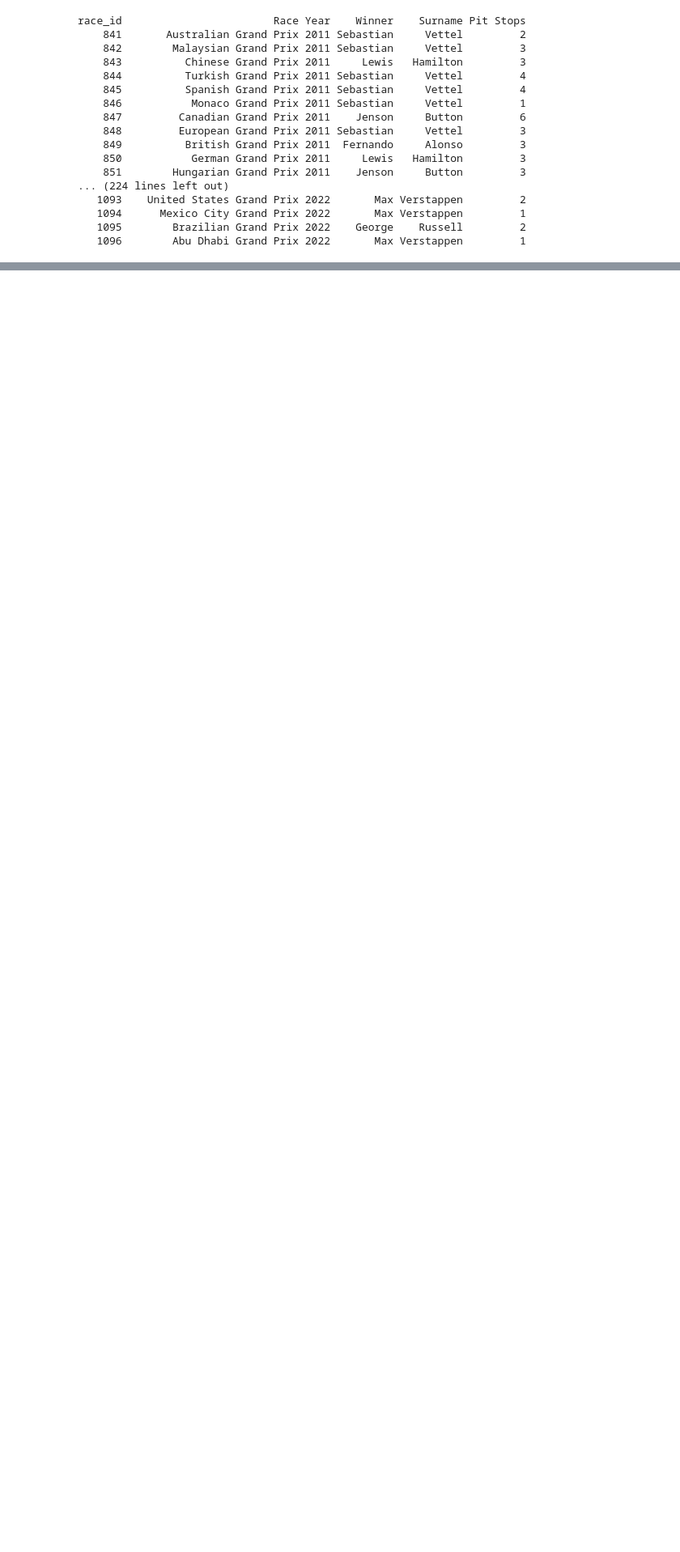
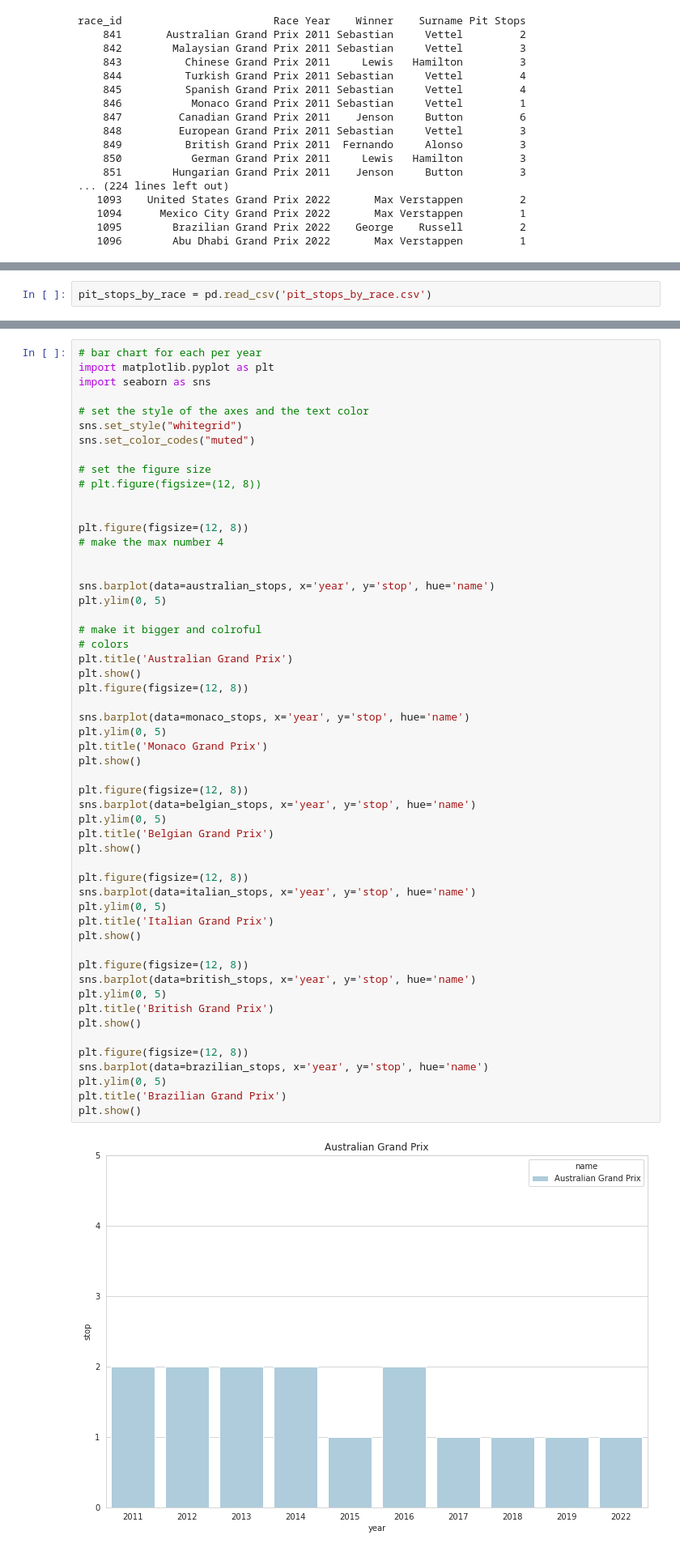
Before and after one commit to MohamedElhadidy0019/Formula_One_Data_Analysis, a Jupyter notebook: optimal_pitstops.ipynb, the cells around one changed output, grey strips where cells are left out. Shown: that part at 81% size. Saved outputs shown, nothing was run; the diff lists cells and outputs as text; blank space fills up the shorter version.

```diff
--- a/optimal_pitstops.ipynb
+++ b/optimal_pitstops.ipynb
@@ -94,0 +106,2 @@ race_id                        Race Year    Winner    Surname Pit Stops
+# %%
+pit_stops_by_race = pd.read_csv('pit_stops_by_race.csv')
@@ -94,0 +180,56 @@ race_id                        Race Year    Winner    Surname Pit Stops
+# %%
+# bar chart for each per year
+import matplotlib.pyplot as plt
+import seaborn as sns
+
+# set the style of the axes and the text color
+sns.set_style("whitegrid")
+sns.set_color_codes("muted")
+
+# set the figure size
+# plt.figure(figsize=(12, 8))
+
+
+plt.figure(figsize=(12, 8))
+# make the max number 4
+
+
+sns.barplot(data=australian_stops, x='year', y='stop', hue='name')
+plt.ylim(0, 5)
+
+# make it bigger and colroful
+# colors
+plt.title('Australian Grand Prix')
+plt.show()
+plt.figure(figsize=(12, 8))
+
+sns.barplot(data=monaco_stops, x='year', y='stop', hue='name')
+plt.ylim(0, 5)
+plt.title('Monaco Grand Prix')
+plt.show()
+
+plt.figure(figsize=(12, 8))
+sns.barplot(data=belgian_stops, x='year', y='stop', hue='name')
+plt.ylim(0, 5)
+plt.title('Belgian Grand Prix')
+plt.show()
+
+plt.figure(figsize=(12, 8))
+sns.barplot(data=italian_stops, x='year', y='stop', hue='name')
+plt.ylim(0, 5)
+plt.title('Italian Grand Prix')
+plt.show()
+
+plt.figure(figsize=(12, 8))
+sns.barplot(data=british_stops, x='year', y='stop', hue='name')
+plt.ylim(0, 5)
+plt.title('British Grand Prix')
+plt.show()
+
+plt.figure(figsize=(12, 8))
+sns.barplot(data=brazilian_stops, x='year', y='stop', hue='name')
+plt.ylim(0, 5)
+plt.title('Brazilian Grand Prix')
+plt.show()
+# %% [output]
+[figure, added]
```
Also changed, not shown: parts of 10 cells of this notebook, 4 other files.
